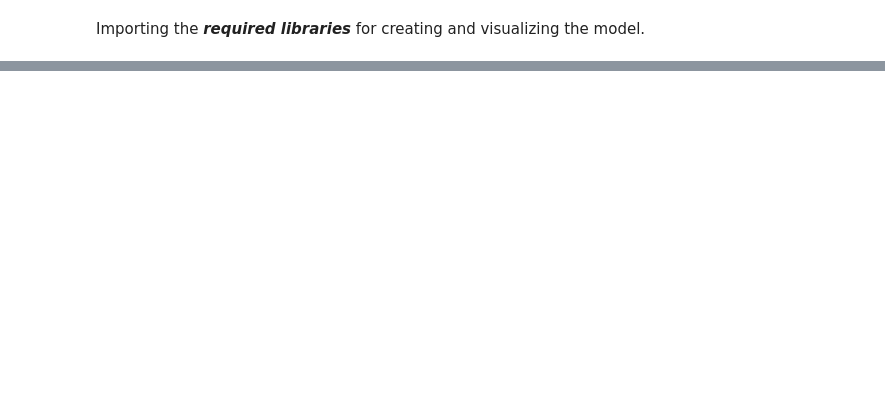
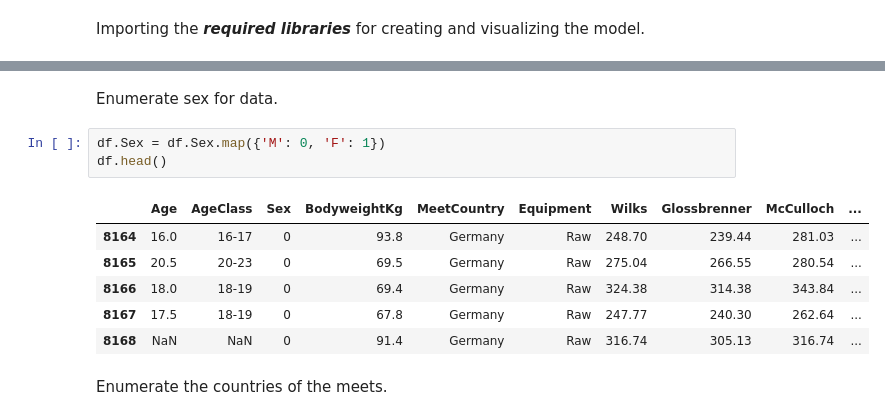
Before and after one commit to shperry03/PowerAI, a Jupyter notebook: powerliftingModel.ipynb, the cells around one changed output, grey strips where cells are left out. Cells and saved outputs as stored; diff of their text form; blank space fills up the shorter version.

```diff
--- a/powerliftingModel.ipynb
+++ b/powerliftingModel.ipynb
@@ -29,0 +62,14 @@ Setting dataframe from the powerlifting data we are using. The data is directly
+# %% [markdown]
+Enumerate sex for data.
+# %%
+df.Sex = df.Sex.map({'M': 0, 'F': 1})
+df.head()
+# %% [output]
+|  | Age | AgeClass | Sex | BodyweightKg | MeetCountry | Equipment | Wilks | Glossbrenner | McCulloch | ... |
+| 8164 | 16.0 | 16-17 | 0 | 93.8 | Germany | Raw | 248.70 | 239.44 | 281.03 | ... |
+| 8165 | 20.5 | 20-23 | 0 | 69.5 | Germany | Raw | 275.04 | 266.55 | 280.54 | ... |
+| 8166 | 18.0 | 18-19 | 0 | 69.4 | Germany | Raw | 324.38 | 314.38 | 343.84 | ... |
+| 8167 | 17.5 | 18-19 | 0 | 67.8 | Germany | Raw | 247.77 | 240.30 | 262.64 | ... |
+| 8168 | NaN | NaN | 0 | 91.4 | Germany | Raw | 316.74 | 305.13 | 316.74 | ... |
+# %% [markdown]
+Enumerate the countries of the meets.
```
Also changed, not shown: parts of 42 cells of this notebook, 10 other files.
